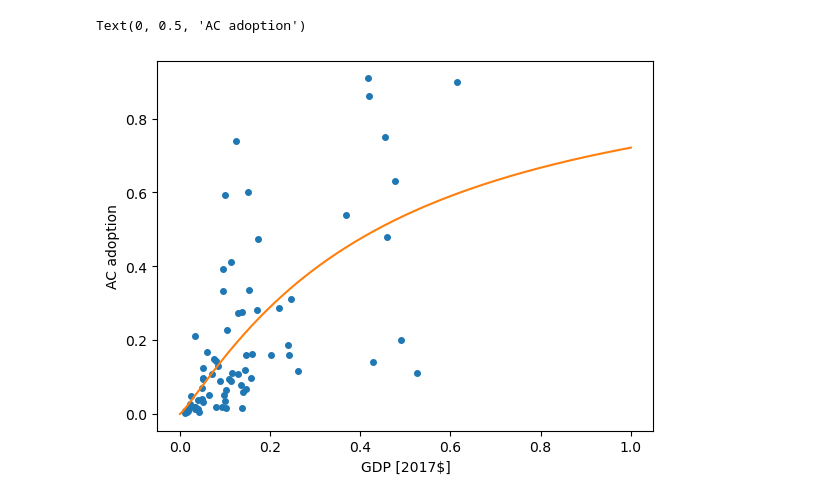
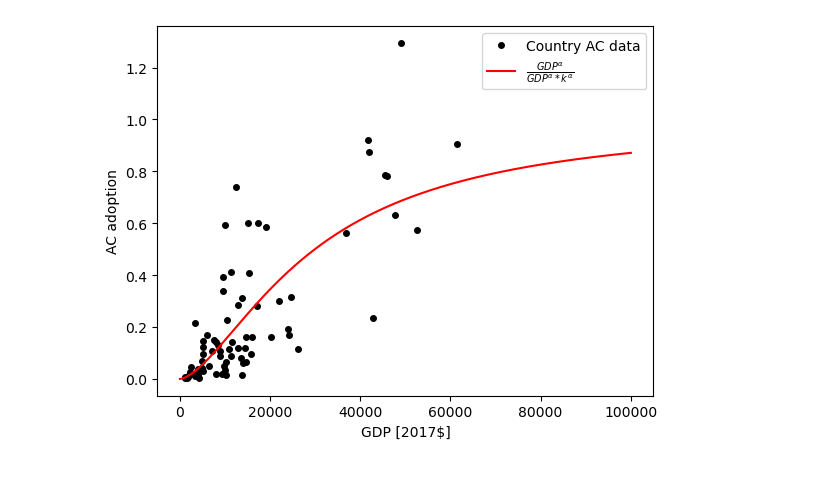
Before and after one commit to carnegie/clab_cooling_deficit_index, a Jupyter notebook: derive_exposure_function_combined.ipynb, the cells around one changed output. Cells and saved outputs as stored; diff of their text form; code cells hidden in the pictures.

```diff
--- a/derive_exposure_function_combined.ipynb
+++ b/derive_exposure_function_combined.ipynb
@@ -27,19 +32,19 @@ ac_data_gdl = read_ac_data(config['ac_historical_file_gdl'])
 ac_data_oecd = read_ac_data(config['ac_historical_file_oecd'], 2011)
 
 # Merge the two dataframes
-ac_data = pd.concat([ac_data_gdl, ac_data_eia]) #ac_data_oecd,
-# ac_data = ac_data_eia
+ac_data = pd.concat([ac_data_oecd, ac_data_gdl, ac_data_eia])
 
 ac_data = add_gdp_cdd_data(ac_data, config)
-ac_data = ac_data.dropna()
+
 ac_data["GDP"] = pd.to_numeric(ac_data["GDP"], errors='coerce')
 
-# If there are multiple entries for the same country, only keep the one with the largest year
+# If there are multiple entries for the same country, only keep the latest one
 ac_data = ac_data.drop_duplicates('ISO3', keep='last')
+ac_data = ac_data.dropna()
 
 print(ac_data)
 
 # Save the data to a csv file
-ac_data.to_csv("heat_exposure_data.csv")
+ac_data.to_csv("air_conditioning_data.csv")
 # %% [output]
           country    AC  Year ISO3          CDD           GDP
@@ -90,4 +94,0 @@ print(popt)
-# %%
-popt[0] /= 1000
-popt[2] /= 10000
-print(popt)
@@ -95,0 +95,6 @@ print(popt)
+# %%
+popt[0] /= 1000
+popt[2] /= 100000
+with open('exposure_function_params_exponential.pkl', 'wb') as f:
+    pickle.dump({'cdd_scale': popt[0], 'alpha': popt[1], 'k': popt[2]}, f)
+print(popt)
@@ -147,0 +144,12 @@ print(popt_gdp)
+# %%
+# Alternative fit function
+
+popt_gdp, pcov_gdp = curve_fit(ac_access_alt, xdata, ydata)
+
+popt_gdp[0] /= 1000
+popt_gdp[2] *= 100000
+
+with open('exposure_function_params_power_law.pkl', 'wb') as f:
+    pickle.dump({'cdd_scale': popt_gdp[0], 'alpha': popt_gdp[1], 'k': popt_gdp[2]}, f)
+
+print(popt_gdp)
@@ -148,11 +167,13 @@ print(popt_gdp)
 # %%
 # Plot the fit
 fig, ax = plt.subplots()
-gdp_range = np.linspace(0, 1, 1000)
-ax.plot(ac_data["GDP"]/100000., ac_data["AC"], 'o', label="Data", markersize=4)
-ax.plot(gdp_range, ac_gdp_function(gdp_range, *popt_gdp), label="Fit")
+gdp_range = np.linspace(0, 100000., 1000)
+ax.plot(ac_data["GDP"], ac_data["AC"]/sat(ac_data["CDD"], popt_gdp[0]), 'o', markersize=4, color="black", label="Country AC data")
+ax.plot(gdp_range, avail_alt(gdp_range, popt_gdp[1], popt_gdp[2]), color="red", label=r"$\frac{GDP^{\alpha}}{GDP^{\alpha} * k^{\alpha}}$")
 ax.set_xlabel("GDP [2017$]")
 ax.set_ylabel("AC adoption")
+ax.legend()
+# Save the plot
+plt.savefig("Figures/exposure_function/availability_power_fit.png")
 # %% [output]
-Text(0, 0.5, 'AC adoption')
-[figure, old version]
+[figure, new version]
```
Also changed, not shown: parts of 13 cells of this notebook, 20 other files.
